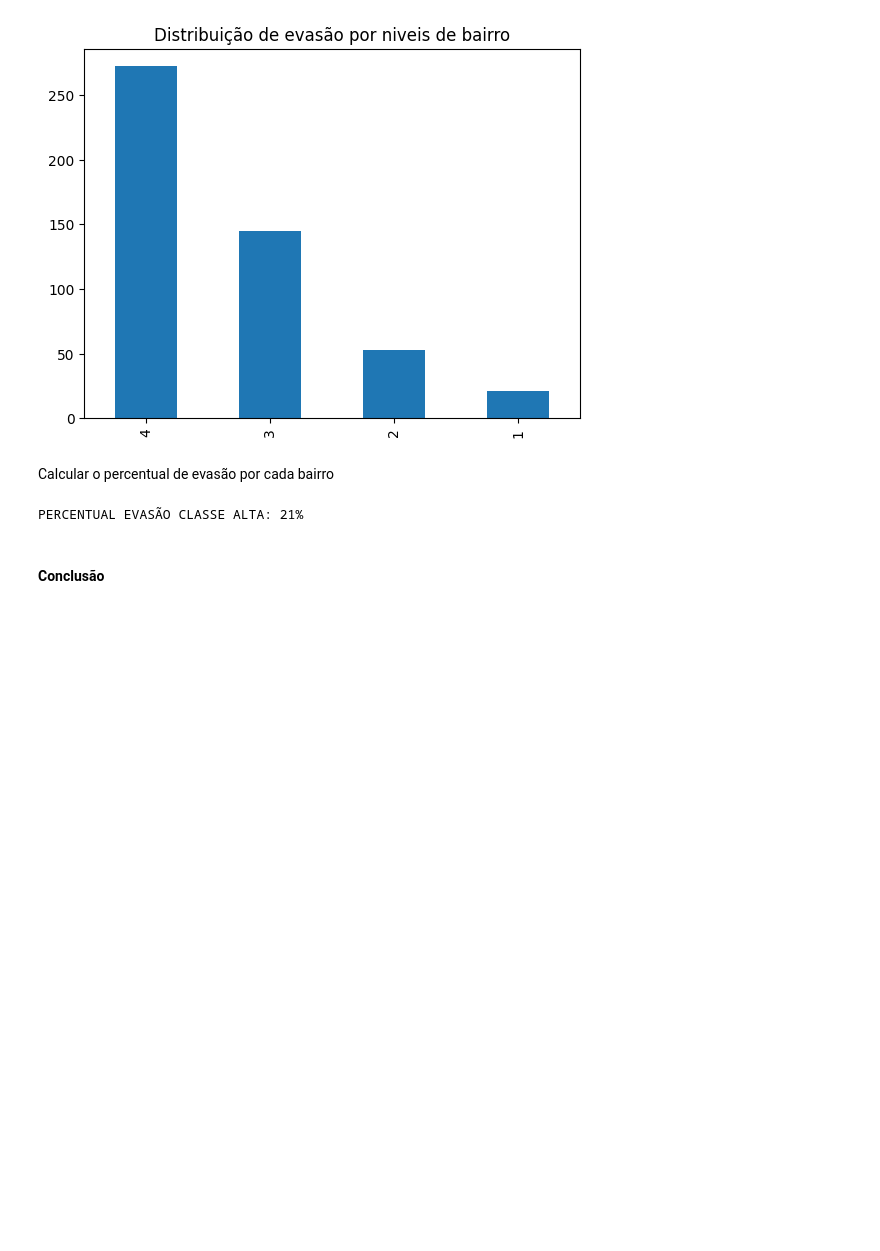
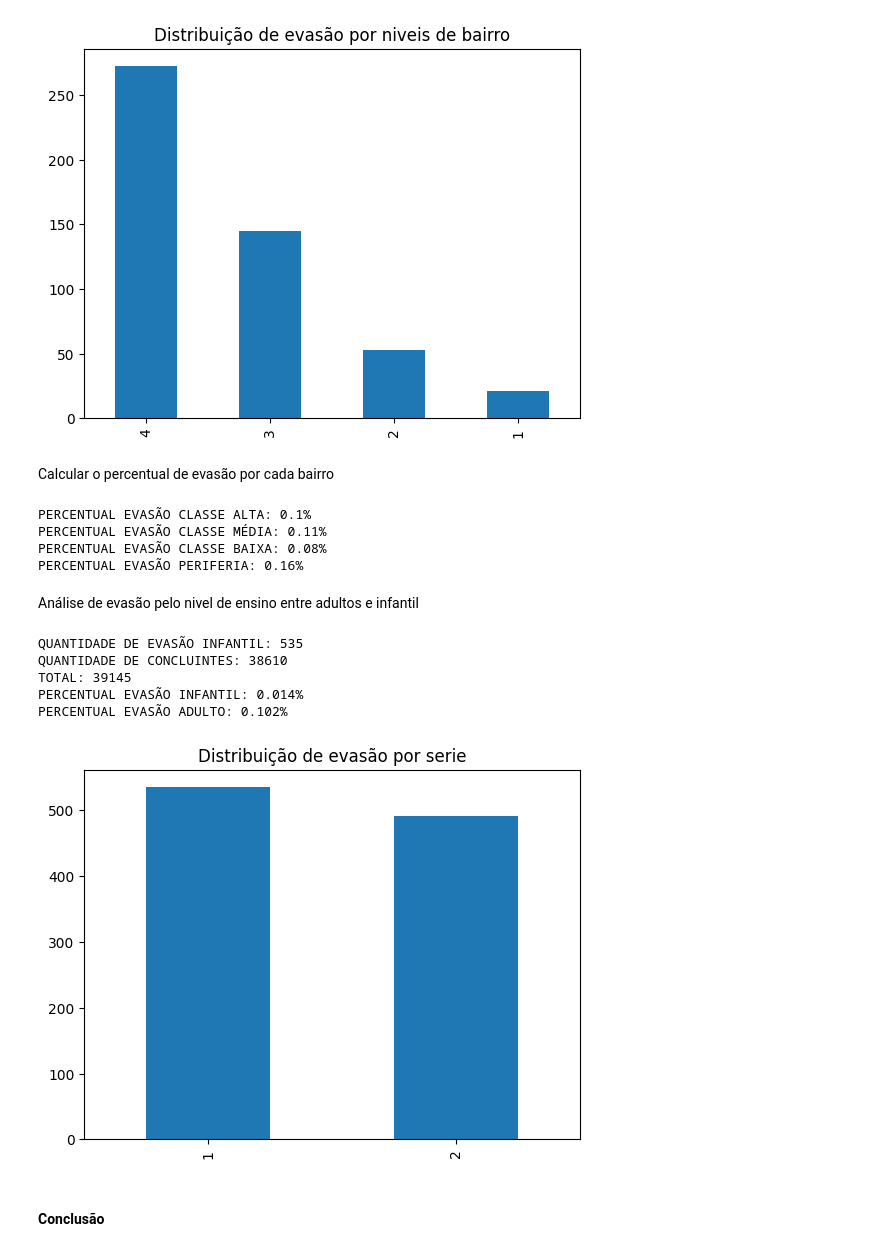
Before and after one commit to vitoriamatos/mineracao_de_dados, a Jupyter notebook: general_analysis.ipynb, the cells around one changed output. Drawn from its saved outputs; the diff is of its cells as text; code cells hidden in the pictures; blank space fills up the shorter version.

```diff
--- a/general_analysis.ipynb
+++ b/general_analysis.ipynb
@@ -70,36 +70,82 @@ plt.show()
 # %% [markdown]
 Calcular o percentual de evasão por cada bairro
 # %%
+## CLASSE ALTA
 bairro_classe_alta_com_evasao = data.query("genero == 1 and  serie == 2 and resultado == 1 and nivelbairro == 1")
 bairro_classe_alta_sem_evasao = data.query("genero == 1 and  serie == 2 and resultado == 0 and nivelbairro == 1")
 
-percentual_evasao_classe_alta = round(len((bairro_classe_alta_com_evasao)/ len(bairro_classe_alta_sem_evasao)),3)
+percentual_evasao_classe_alta = round((len((bairro_classe_alta_com_evasao))/ (len(bairro_classe_alta_sem_evasao))),2)
 
 print('PERCENTUAL EVASÃO CLASSE ALTA: '+ str(percentual_evasao_classe_alta) + '%')
 
-
+## CLASSE MÉDIA
 bairro_classe_media_com_evasao = data.query("genero == 1 and  serie == 2 and resultado == 1 and nivelbairro == 2")
 bairro_classe_media_sem_evasao = data.query("genero == 1 and  serie == 2 and resultado == 0 and nivelbairro == 2")
 
-percentual_evasao_classe_media = round(len((bairro_classe_media_com_evasao)/ len(bairro_classe_media_sem_evasao)),3)
+percentual_evasao_classe_media = round((len((bairro_classe_media_com_evasao))/ (len(bairro_classe_media_sem_evasao))),2)
 
 print('PERCENTUAL EVASÃO CLASSE MÉDIA: '+ str(percentual_evasao_classe_media) + '%')
 
+# CLASSE BAIXA
 bairro_classe_baixa_com_evasao = data.query("genero == 1 and  serie == 2 and resultado == 1 and nivelbairro == 3")
 bairro_classe_baixa_sem_evasao = data.query("genero == 1 and  serie == 2 and resultado == 0 and nivelbairro == 3")
 
-percentual_evasao_classe_baixa = round(len((bairro_classe_baixa_com_evasao)/ len(bairro_classe_baixa_sem_evasao)),3)
+percentual_evasao_classe_baixa = round((len((bairro_classe_baixa_com_evasao) )/ (len(bairro_classe_baixa_sem_evasao))),2)
 
 print('PERCENTUAL EVASÃO CLASSE BAIXA: '+ str(percentual_evasao_classe_baixa) + '%')
 
+## CLASSE PERIFERIA
 bairro_classe_periferia_com_evasao = data.query("genero == 1 and  serie == 2 and resultado == 1 and nivelbairro == 4")
 bairro_classe_periferia_sem_evasao = data.query("genero == 1 and  serie == 2 and resultado == 0 and nivelbairro == 4")
 
-percentual_evasao_classe_periferia = round(len((bairro_classe_periferia_com_evasao)/ len(bairro_classe_periferia_sem_evasao)),3)
+percentual_evasao_classe_periferia = round((len((bairro_classe_periferia_com_evasao) )/ (len(bairro_classe_periferia_sem_evasao))),2)
 
 print('PERCENTUAL EVASÃO PERIFERIA: '+ str(percentual_evasao_classe_periferia) + '%')
 # %% [output]
-PERCENTUAL EVASÃO CLASSE ALTA: 21%
+PERCENTUAL EVASÃO CLASSE ALTA: 0.1%
+PERCENTUAL EVASÃO CLASSE MÉDIA: 0.11%
+PERCENTUAL EVASÃO CLASSE BAIXA: 0.08%
+PERCENTUAL EVASÃO PERIFERIA: 0.16%
+# %% [markdown]
+Análise de evasão pelo nivel de ensino entre adultos e infantil
+# %%
+#INFANTIL
+ensino_infantil_com_evasao = data.query("genero == 1 and  serie == 1 and resultado == 1")
+ensino_infantil_sem_evasao = data.query("genero == 1 and  serie == 1 and resultado == 0")
+ensino_infantil_total = data.query("genero == 1 and  serie == 1")
+
+percentual_evasao_ensino_infantil = round((len(ensino_infantil_com_evasao)) / (len(ensino_infantil_total)),3)
+
+print("================INFANTL================")
+print('QUANTIDADE DE EVASÃO INFANTIL: '+ str(len(ensino_infantil_com_evasao)))
+print('QUANTIDADE DE CONCLUINTES: '+ str(len(ensino_infantil_sem_evasao)))
+print('TOTAL: ' + str(len(ensino_infantil_total)) )
+print('PERCENTUAL EVASÃO INFANTIL: '+ str(percentual_evasao_ensino_infantil) + '%')
+
+## ADULTO
+ensino_adulto_com_evasao = data.query("genero == 1 and  serie == 2 and resultado == 1")
+ensino_adulto_sem_evasao = data.query("genero == 1 and  serie == 2 and resultado == 0")
+ensino_adulto_total = data.query("genero == 1 and  serie == 2")
+percentual_evasao_ensino_adulto = round((len(ensino_adulto_com_evasao)) / (len(ensino_adulto_total)),3)
+
+print("================JOVEM/ADULTO================")
+print('QUANTIDADE DE EVASÃO JOVEM/ADULTO: '+ str(len(ensino_adulto_com_evasao)))
+print('QUANTIDADE DE CONCLUINTES: '+ str(len(ensino_adulto_sem_evasao)))
+print('TOTAL: ' + str(len(ensino_adulto_total)) )
+print('PERCENTUAL EVASÃO INFANTIL: '+ str(percentual_evasao_ensino_adulto) + '%')
+# %% [output]
+QUANTIDADE DE EVASÃO INFANTIL: 535
+QUANTIDADE DE CONCLUINTES: 38610
+TOTAL: 39145
+PERCENTUAL EVASÃO INFANTIL: 0.014%
+PERCENTUAL EVASÃO ADULTO: 0.102%
+# %%
+nivel_serie = data.query("genero == 1 and resultado == 1")
+nivel_serie['serie'].value_counts().plot(kind='bar')
+plt.title("Distribuição de evasão por serie")
+plt.show()
+# %% [output]
+[figure, added]
 # %% [markdown]
 #### Conclusão
 # %% [markdown]
```
